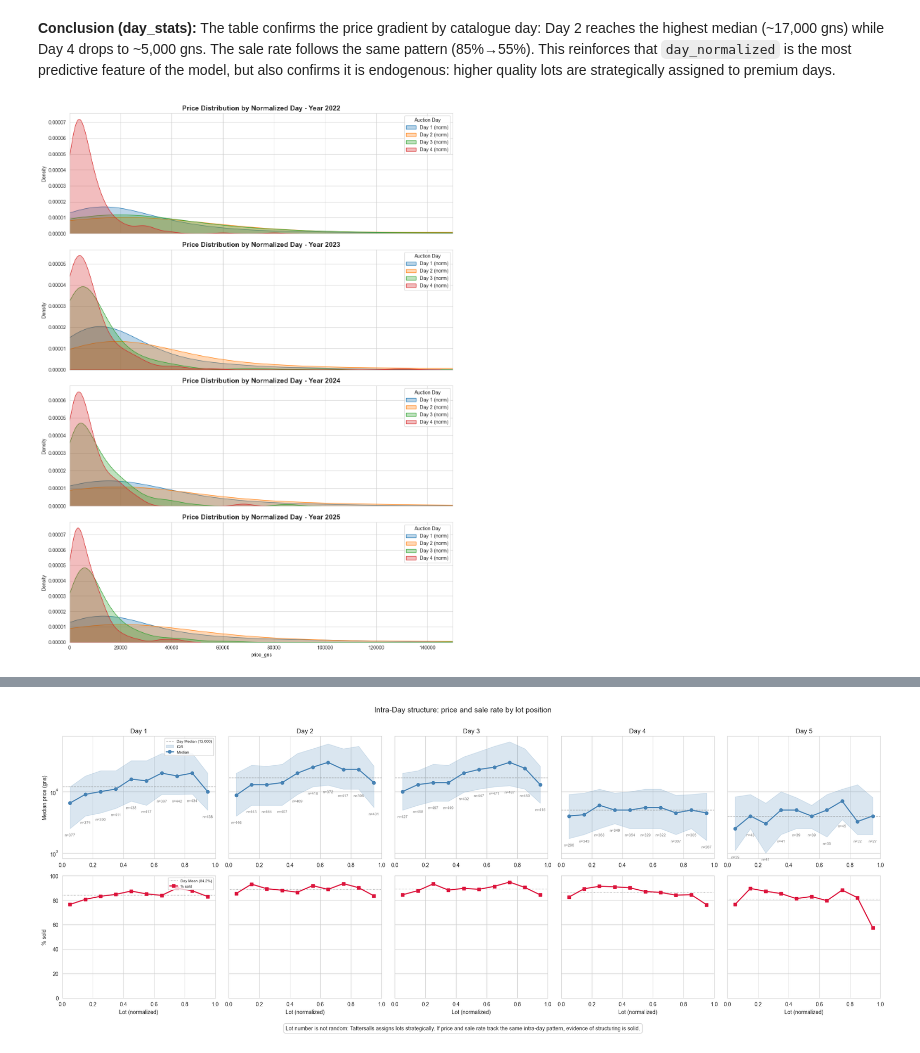
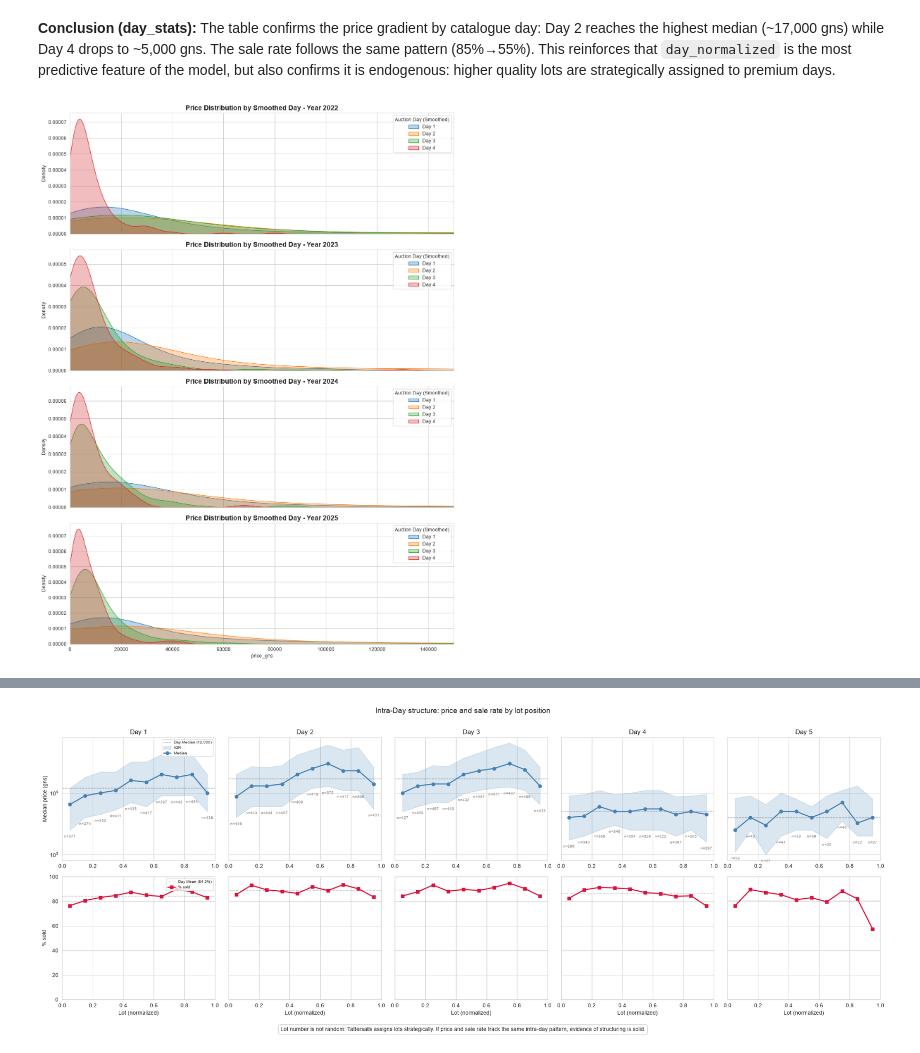
Before and after one commit to carroyo03/tfm-tattersalls, a Jupyter notebook: notebooks/02_EDA_Analysis.ipynb, the cells around one changed output, grey strips where cells are left out. Saved outputs shown, nothing was run; the diff lists cells and outputs as text; code cells hidden in the pictures.

```diff
--- a/notebooks/02_EDA_Analysis.ipynb
+++ b/notebooks/02_EDA_Analysis.ipynb
@@ -880,24 +882,24 @@ display(day_outcomes.round(1))
 # %%
 # Density plots by normalized day broken down by recent years (2022–2025)
 # Purpose: Verify if the dynamics are stable post-Brexit.
 recent_years = [2022, 2023, 2024, 2025]
 df_recent = df_sold[df_sold['sale_year'].isin(recent_years)]
 fig, axes = plt.subplots(len(recent_years), 1, figsize=(12, 16), sharex=True)
 for i, year in enumerate(recent_years):
     ax = axes[i]
     subset_year = df_recent[df_recent['sale_year'] == year]
     for day in range(1, 5):
         subset_day = subset_year[subset_year['day_normalized'] == day]['price_gns'].dropna()
         if not subset_day.empty:
-            sns.kdeplot(data=subset_day, ax=ax, fill=True, alpha=0.3, label=f'Day {day} (norm)', clip=(0, PREMIUM_CUTOFF))
-    ax.set_title(f'Price Distribution by Normalized Day - Year {year}', fontsize=14, fontweight='bold')
+            sns.kdeplot(data=subset_day, ax=ax, fill=True, alpha=0.3, label=f'Day {day}', clip=(0, PREMIUM_CUTOFF))
+    ax.set_title(f'Price Distribution by Smoothed Day - Year {year}', fontsize=14, fontweight='bold')
     ax.set_xlim(0, PREMIUM_CUTOFF)
     ax.set_ylabel('Density')
-    ax.legend(title='Auction Day')
+    ax.legend(title='Auction Day (Smoothed)')
 plt.tight_layout()
 plt.show()
 # %% [output]
-[figure, old version]
+[figure, new version]
 # %%
 # 1. KDE FACETED BY DAY
 fig, axes = plt.subplots(5, 1, figsize=(10, 14), sharex=True)
```
Also changed, not shown: parts of 15 cells of this notebook, 6 other files.
